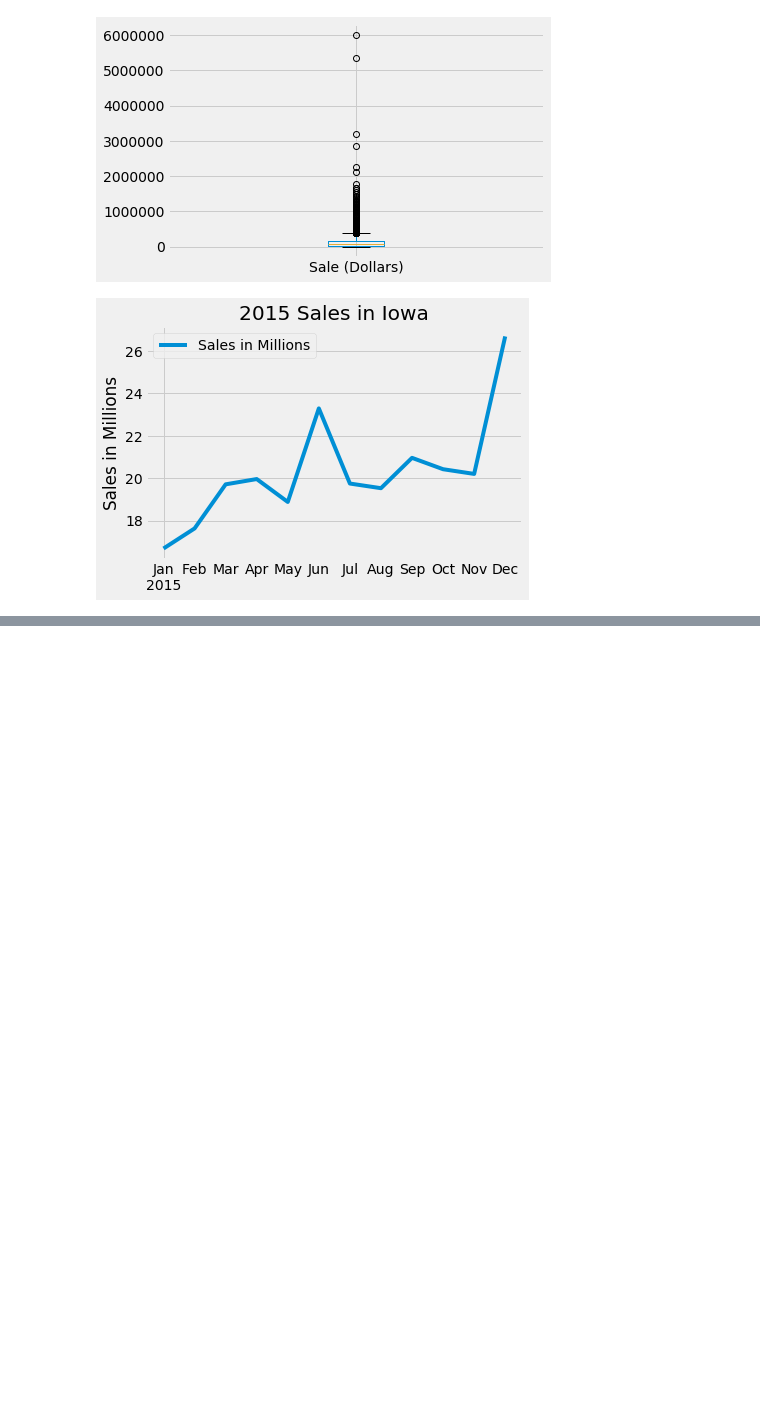
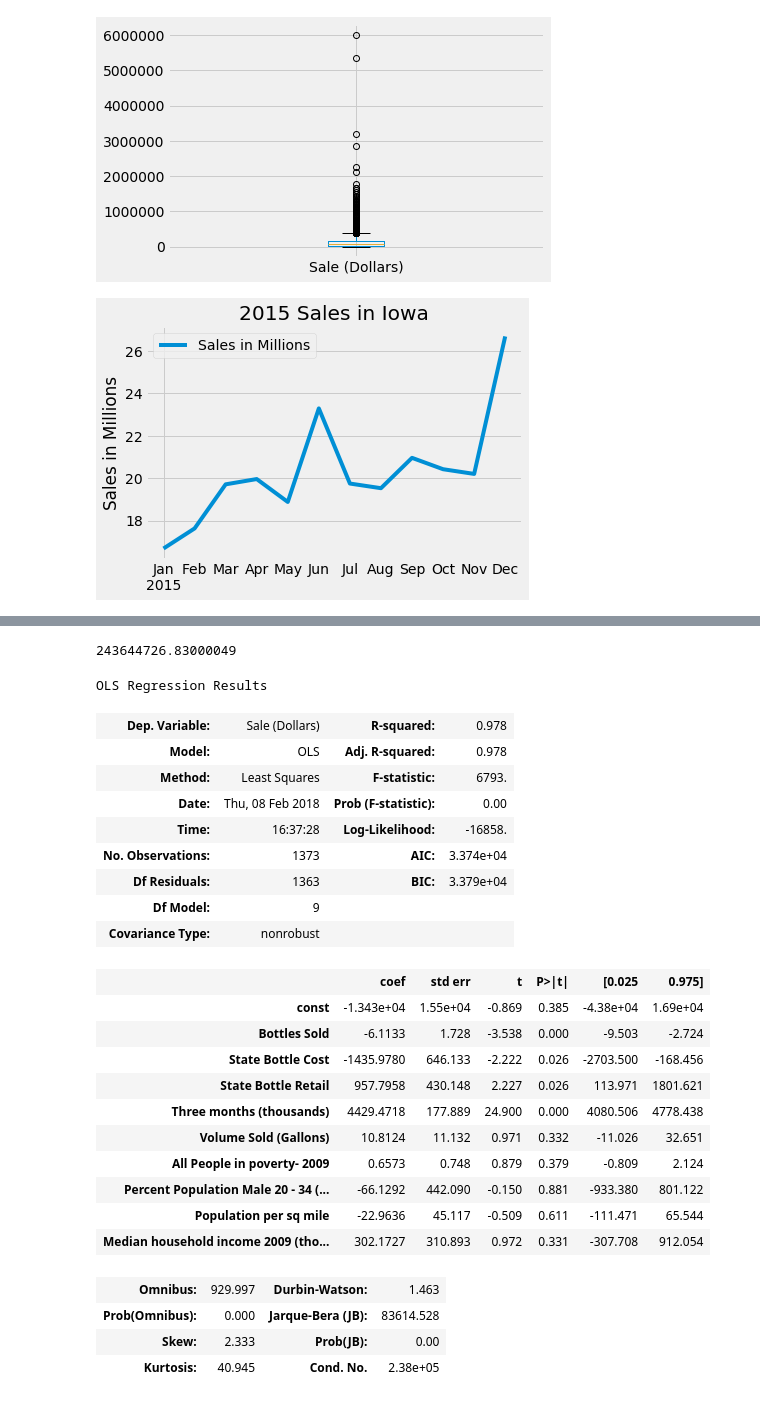
Before and after one commit to slevin886/IowaLiquorSales, a Jupyter notebook: code/Iowa full dataset.ipynb, the cells around one changed output, grey strips where cells are left out. Saved outputs shown, nothing was run; the diff lists cells and outputs as text; code cells hidden in the pictures; blank space fills up the shorter version.

```diff
--- a/code/Iowa full dataset.ipynb
+++ b/code/Iowa full dataset.ipynb
@@ -162,0 +210,7 @@ X = pd.merge(X, three_month_sales, on='Store Number')
+# %%
+#Cleaning before appending
+three_months_full['Three months (thousands)'] = three_months_full['Sale (Dollars)'] / 1000
+three_months_full = three_months_full.drop('Sale (Dollars)', axis = 1)
+# %%
+#Creting new three month frame / merging county data
+X_three = pd.merge(three_months_full, x_county, on='Store Number')
@@ -162,0 +229,34 @@ X = pd.merge(X, three_month_sales, on='Store Number')
+# %%
+target['Sale (Dollars)'].sum()
+# %% [output]
+243644726.83000049
+# %%
+X = sm.add_constant(X)
+modelOLS = sm.OLS(target, X).fit()
+modelOLS.summary()
+# %% [output]
+OLS Regression Results
+| Dep. Variable: | Sale (Dollars) | R-squared: | 0.978 |
+| Model: | OLS | Adj. R-squared: | 0.978 |
+| Method: | Least Squares | F-statistic: | 6793. |
+| Date: | Thu, 08 Feb 2018 | Prob (F-statistic): | 0.00 |
+| Time: | 16:37:28 | Log-Likelihood: | -16858. |
+| No. Observations: | 1373 | AIC: | 3.374e+04 |
+| Df Residuals: | 1363 | BIC: | 3.379e+04 |
+| Df Model: | 9 |  |  |
+| Covariance Type: | nonrobust |  |  |
+|  | coef | std err | t | P>|t| | [0.025 | 0.975] |
+| const | -1.343e+04 | 1.55e+04 | -0.869 | 0.385 | -4.38e+04 | 1.69e+04 |
+| Bottles Sold | -6.1133 | 1.728 | -3.538 | 0.000 | -9.503 | -2.724 |
+| State Bottle Cost | -1435.9780 | 646.133 | -2.222 | 0.026 | -2703.500 | -168.456 |
+| State Bottle Retail | 957.7958 | 430.148 | 2.227 | 0.026 | 113.971 | 1801.621 |
+| Three months (thousands) | 4429.4718 | 177.889 | 24.900 | 0.000 | 4080.506 | 4778.438 |
+| Volume Sold (Gallons) | 10.8124 | 11.132 | 0.971 | 0.332 | -11.026 | 32.651 |
+| All People in poverty- 2009 | 0.6573 | 0.748 | 0.879 | 0.379 | -0.809 | 2.124 |
+| Percent Population Male 20 - 34 (... | -66.1292 | 442.090 | -0.150 | 0.881 | -933.380 | 801.122 |
+| Population per sq mile | -22.9636 | 45.117 | -0.509 | 0.611 | -111.471 | 65.544 |
+| Median household income 2009 (tho... | 302.1727 | 310.893 | 0.972 | 0.331 | -307.708 | 912.054 |
+| Omnibus: | 929.997 | Durbin-Watson: | 1.463 |
+| Prob(Omnibus): | 0.000 | Jarque-Bera (JB): | 83614.528 |
+| Skew: | 2.333 | Prob(JB): | 0.00 |
+| Kurtosis: | 40.945 | Cond. No. | 2.38e+05 |
```
Also changed, not shown: parts of 20 cells of this notebook.
